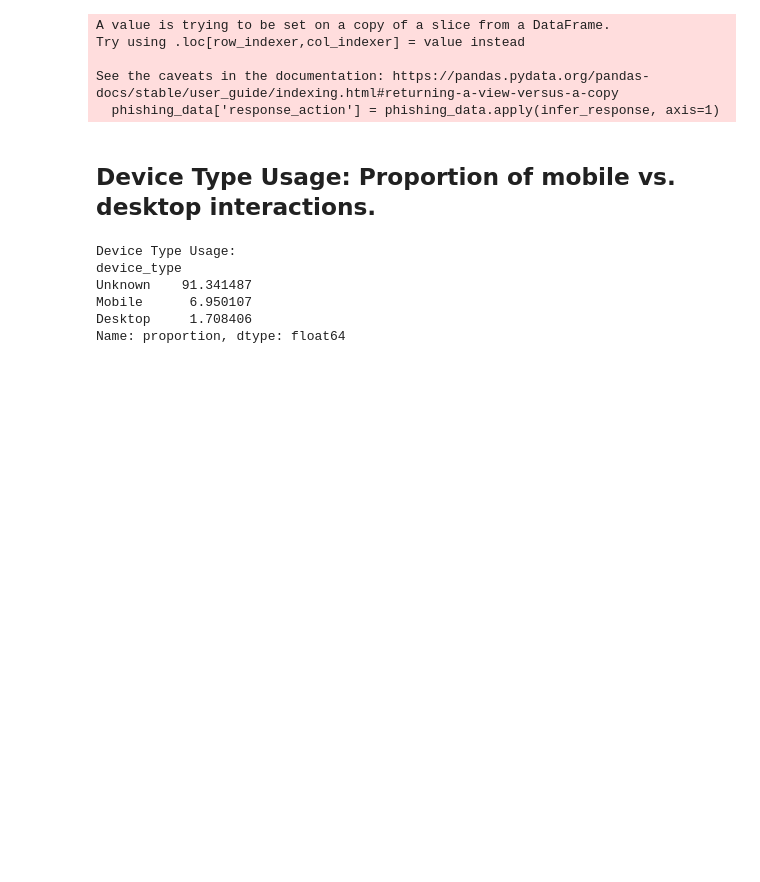
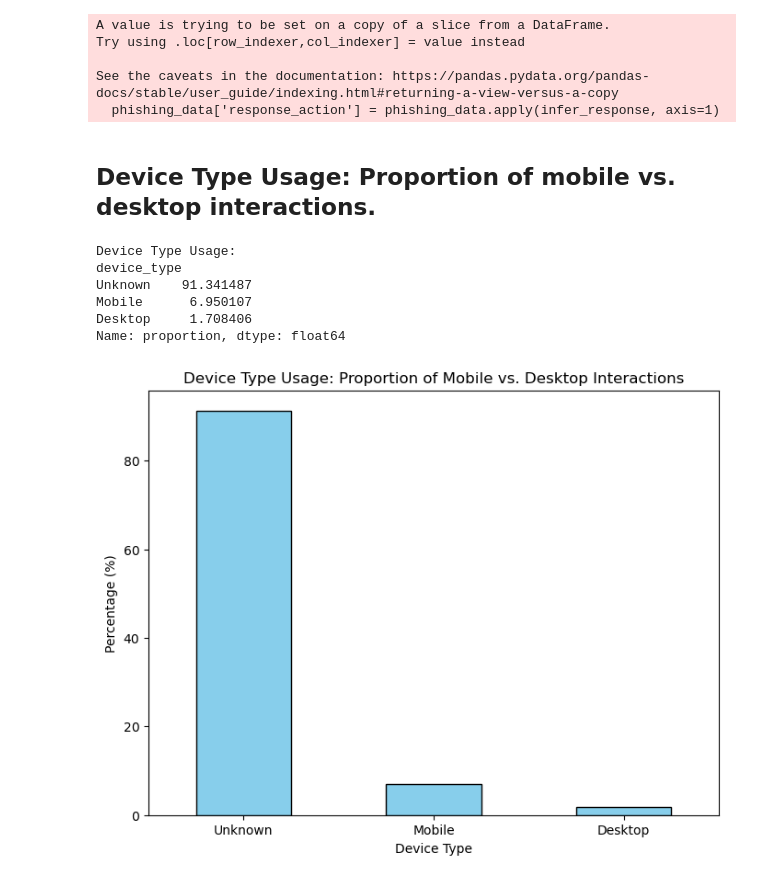
Before and after one commit to saikiranpennam/QuantitativeStudyofPhishing, a Jupyter notebook: phishingcode.ipynb, the cells around one changed output. Saved outputs shown, nothing was run; the diff lists cells and outputs as text; code cells hidden in the pictures; blank space fills up the shorter version.

Commit message:
Graphs

```diff
--- a/phishingcode.ipynb
+++ b/phishingcode.ipynb
@@ -382,30 +382,41 @@ See the caveats in the documentation: https://pandas.pydata.org/pandas-docs/stab
 # %%
 phishing_data = phishingData.dropna(subset=['domain'])
 
 # Define keywords for mobile and desktop based on common patterns
 mobile_indicators = ["m.", "/mobile", "android", "ios"]
 desktop_indicators = ["desktop", "windows", "mac"]
 
 # Define a function to classify device type based on URL pattern
 def classify_device_type(domain):
     domain = domain.lower()
     if any(keyword in domain for keyword in mobile_indicators):
         return "Mobile"
     elif any(keyword in domain for keyword in desktop_indicators):
         return "Desktop"
     return "Unknown"
 
 # Apply function to classify device type
 phishing_data['device_type'] = phishing_data['domain'].apply(classify_device_type)
 
 # Calculate Device Type Usage
 device_type_usage = phishing_data['device_type'].value_counts(normalize=True) * 100
 print("Device Type Usage:")
 print(device_type_usage)
+
+
+# Plot Device Type Usage
+plt.figure(figsize=(8, 6))
+device_type_usage.plot(kind='bar', color='skyblue', edgecolor='black')
+plt.title("Device Type Usage: Proportion of Mobile vs. Desktop Interactions")
+plt.xlabel("Device Type")
+plt.ylabel("Percentage (%)")
+plt.xticks(rotation=0)
+plt.show()
 # %% [output]
 Device Type Usage:
 device_type
 Unknown    91.341487
 Mobile      6.950107
 Desktop     1.708406
 Name: proportion, dtype: float64
+[figure, added]
```
